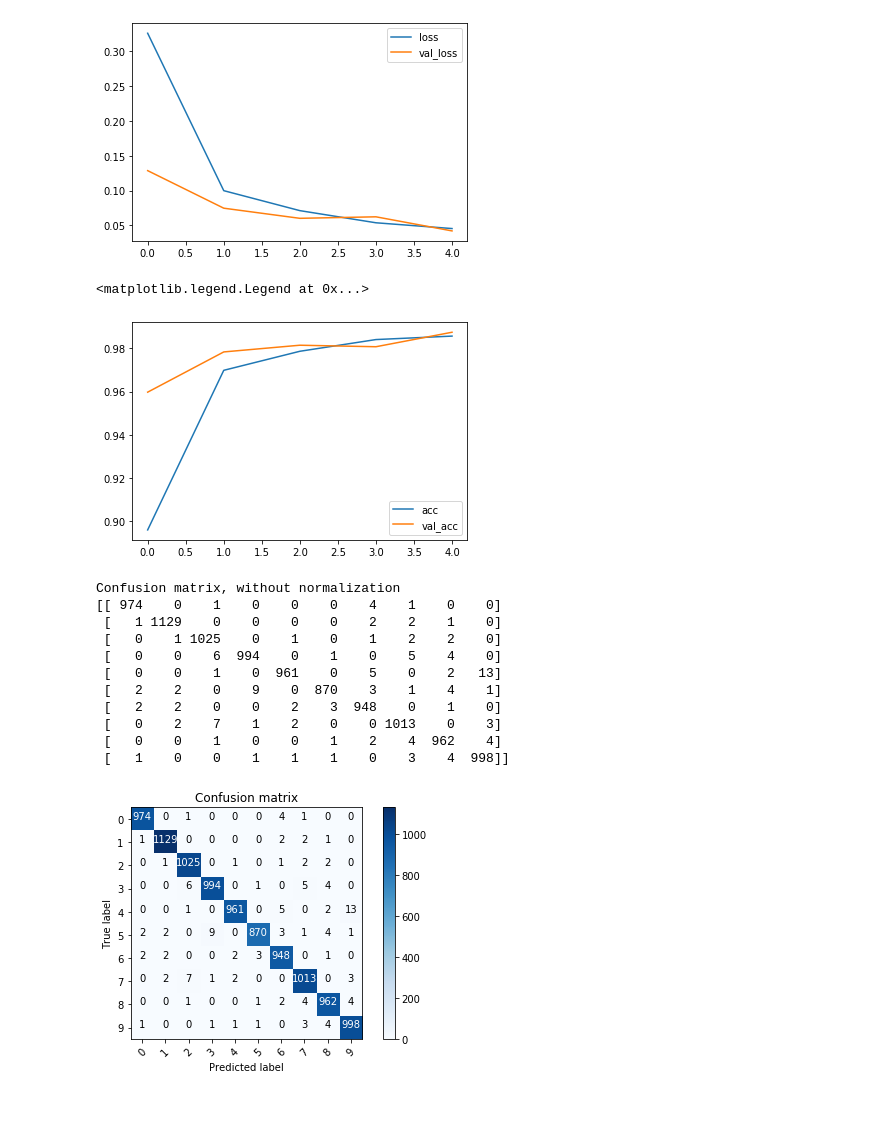
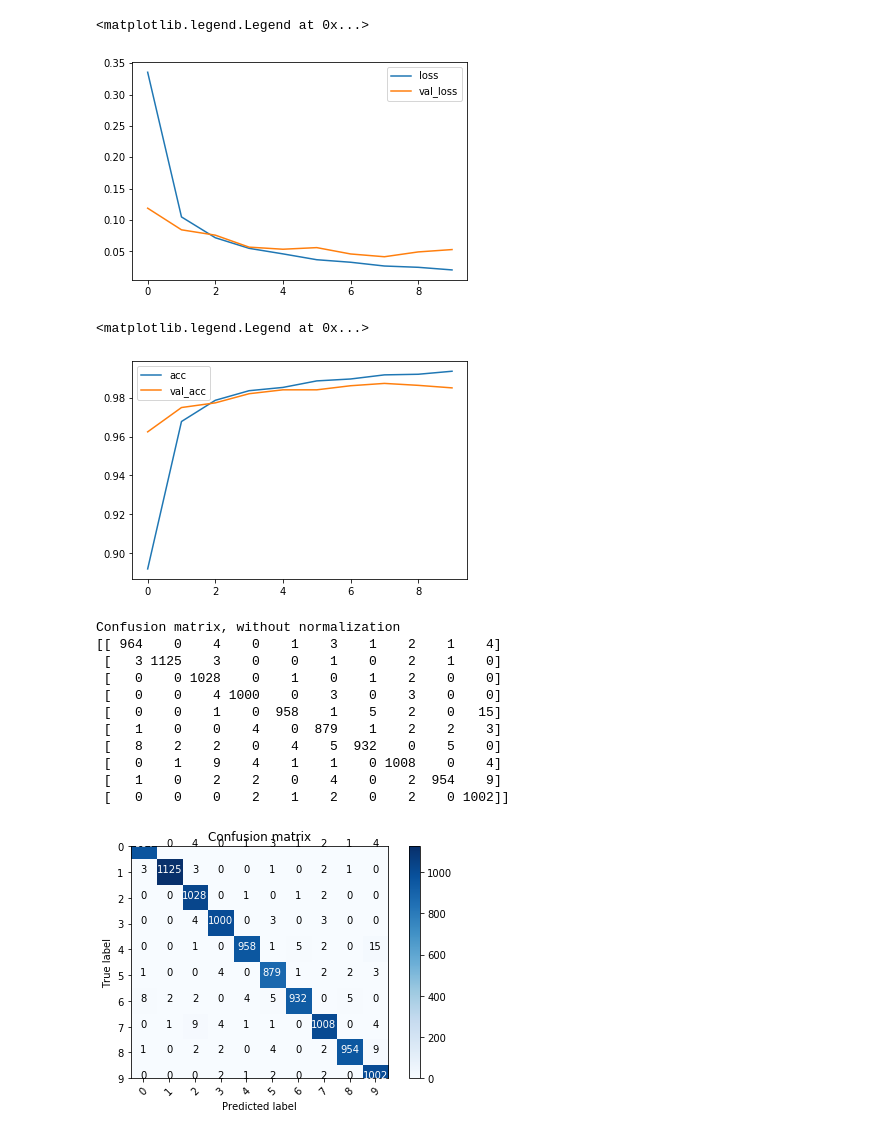
Before and after one commit to naxvinci/deeplearningTIL, a Jupyter notebook: ml/source/Day6/TF2.0 MNIST with RNN (lab).ipynb, the cells around one changed output. Cells and saved outputs as stored; diff of their text form; code cells hidden in the pictures; blank space fills up the shorter version.

```diff
--- a/ml/source/Day6/TF2.0 MNIST with RNN (lab).ipynb
+++ b/ml/source/Day6/TF2.0 MNIST with RNN (lab).ipynb
@@ -41,3 +26,7 @@ _________________________________________________________________
 # %%
 # Compile and train
-model.compile(loss='sparse_categorical_crossentropy', optimizer='adam', metrics=['accuracy'])
+model.compile(loss='sparse_categorical_crossentropy',
+              optimizer='adam', metrics=['accuracy'])
+r = model.fit(x_train, y_train,
+              validation_data=(x_test, y_test),
+              epochs=10)
@@ -44,4 +50,0 @@ model.compile(loss='sparse_categorical_crossentropy', optimizer='adam', metrics=
-# %%
-r  = model.fit(x_train, y_train,
-            epochs=5,
-            validation_data=(x_test,y_test))
@@ -62,19 +53,19 @@ Epoch 5/5
 plt.plot(r.history['loss'], label='loss')
 plt.plot(r.history['val_loss'], label='val_loss')
 plt.legend()
-plt.show()
 # %% [output]
+<matplotlib.legend.Legend at 0x...>
-[figure, old version]
+[figure, new version]
 # %%
 # plot accuracy per iteration
-plt.plot(r.history['acc'], label='acc')
-plt.plot(r.history['val_acc'], label='val_acc')
+plt.plot(r.history['accuracy'], label='acc')
+plt.plot(r.history['val_accuracy'], label='val_acc')
 plt.legend()
 # %% [output]
 <matplotlib.legend.Legend at 0x...>
-[figure, old version]
+[figure, new version]
 # %%
-
+# plot confusion matrix
 from sklearn.metrics import confusion_matrix
 import itertools
 
@@ -111,6 +102,7 @@ def plot_confusion_matrix(cm, classes, normalize=False,
   plt.xlabel('Predicted label')
   plt.show()
 
+
 p_test = model.predict(x_test).argmax(axis=1)
 cm = confusion_matrix(y_test, p_test)
 plot_confusion_matrix(cm, list(range(10)))
@@ -119,17 +111,17 @@ plot_confusion_matrix(cm, list(range(10)))
 # It's easy to confuse 9 <--> 4, 9 <--> 7, 2 <--> 7, etc.
 # %% [output]
 Confusion matrix, without normalization
-[[ 974    0    1    0    0    0    4    1    0    0]
- [   1 1129    0    0    0    0    2    2    1    0]
- [   0    1 1025    0    1    0    1    2    2    0]
- [   0    0    6  994    0    1    0    5    4    0]
- [   0    0    1    0  961    0    5    0    2   13]
- [   2    2    0    9    0  870    3    1    4    1]
- [   2    2    0    0    2    3  948    0    1    0]
- [   0    2    7    1    2    0    0 1013    0    3]
- [   0    0    1    0    0    1    2    4  962    4]
- [   1    0    0    1    1    1    0    3    4  998]]
+[[ 964    0    4    0    1    3    1    2    1    4]
+ [   3 1125    3    0    0    1    0    2    1    0]
+ [   0    0 1028    0    1    0    1    2    0    0]
+ [   0    0    4 1000    0    3    0    3    0    0]
+ [   0    0    1    0  958    1    5    2    0   15]
+ [   1    0    0    4    0  879    1    2    2    3]
+ [   8    2    2    0    4    5  932    0    5    0]
+ [   0    1    9    4    1    1    0 1008    0    4]
+ [   1    0    2    2    0    4    0    2  954    9]
+ [   0    0    0    2    1    2    0    2    0 1002]]
-[figure, old version]
+[figure, new version]
 # %%
 # Show some misclassified examples
 misclassified_idx = np.where(p_test != y_test)[0]
```
Also changed, not shown: parts of 5 cells of this notebook, 16 other files.
